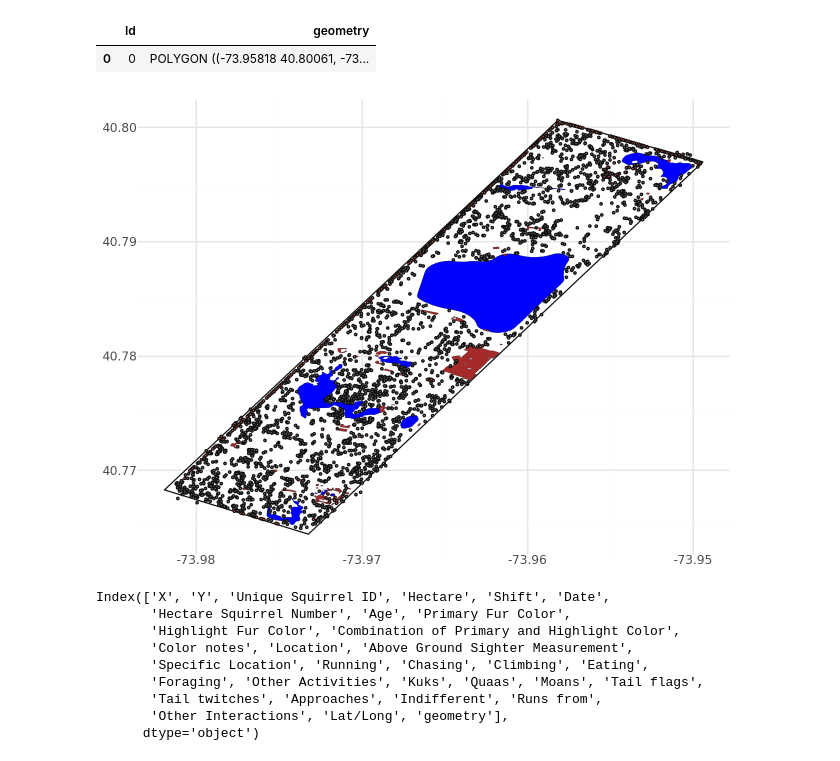
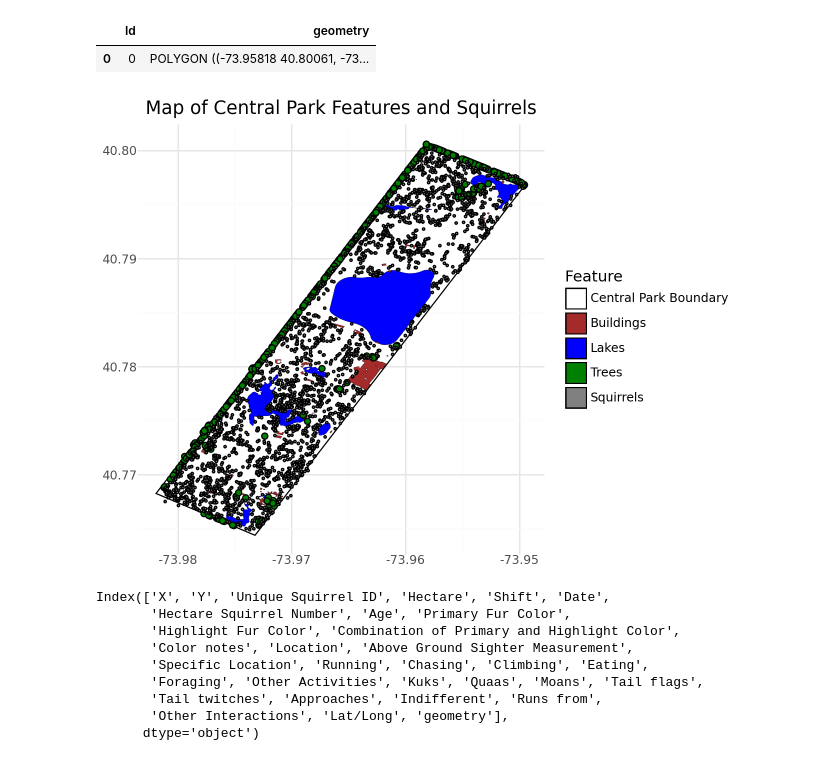
Before and after one commit to envirodatascience/final-project-go-squirrels, a Jupyter notebook: Zaya_Go_Squirrels.ipynb, the cells around one changed output. Saved outputs shown, nothing was run; the diff lists cells and outputs as text; code cells hidden in the pictures.

```diff
--- a/Zaya_Go_Squirrels.ipynb
+++ b/Zaya_Go_Squirrels.ipynb
@@ -428,17 +435,27 @@ central_shp.head()
 | 0 | 0 | POLYGON ((-73.95818 40.80061, -73... |
 # %%
 (
-    ggplot(central_shp) +
-    geom_map(central_shp, aes(geometry='geometry'), fill = '')
-    + geom_map(filtered_building, aes(geometry='the_geom'), fill='brown', size = 0.1)
-    + geom_map(filtered_water, aes(geometry='the_geom'), fill='blue', size = 0.1)
-    + geom_map(filtered_tree, aes(geometry='Geometry'), fill='tomato')
-    + geom_map(df_sq, aes(geometry='geometry'), fill='grey')
+    ggplot()
+    + geom_map(central_shp, aes(geometry='geometry', fill='"Central Park Boundary"'), color='black')
+    + geom_map(filtered_building, aes(geometry='the_geom', fill='"Buildings"'), size=0.1, color='black')
+    + geom_map(filtered_water, aes(geometry='the_geom', fill='"Lakes"'), size=0.1, color='black')
+    + geom_map(filtered_tree, aes(geometry='Geometry', fill='"Trees"'), size=2, color='black')
+    + geom_map(df_sq, aes(geometry='geometry', fill='"Squirrels"'), color='black')
+    + scale_fill_manual(
+        values={
+            "Central Park Boundary": 'white',
+            "Buildings": 'brown',
+            "Lakes": 'blue',
+            "Trees": 'green',
+            "Squirrels": 'grey'
+        },
+        name="Feature"  # Legend title
+    )
     + theme_minimal()
-    + labs(title="")
+    + labs(title="Map of Central Park Features and Squirrels")
 )
 # %% [output]
-[figure, old version]
+[figure, new version]
 # %%
 df_sq.columns
 # %% [output]
```
Also changed, not shown: parts of 22 cells of this notebook.
